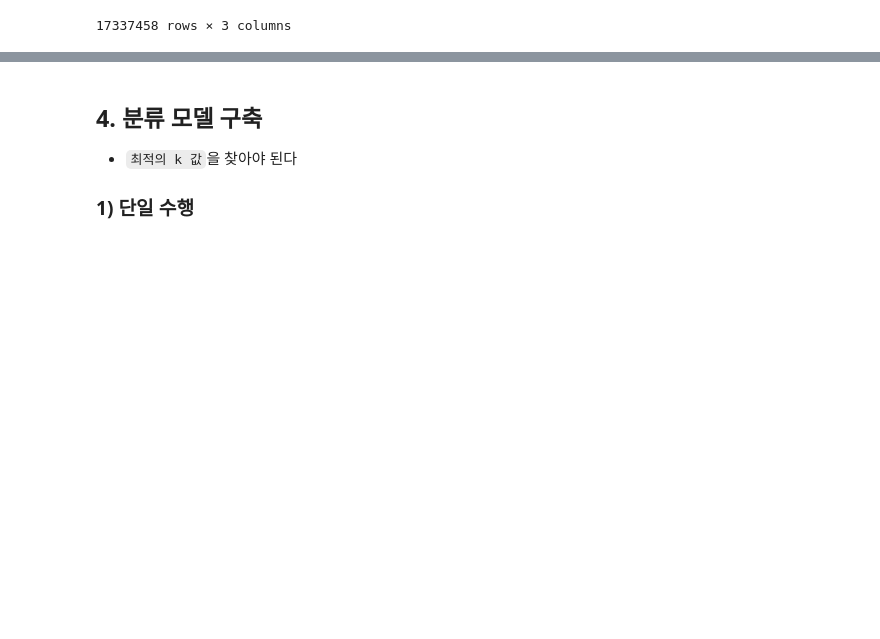
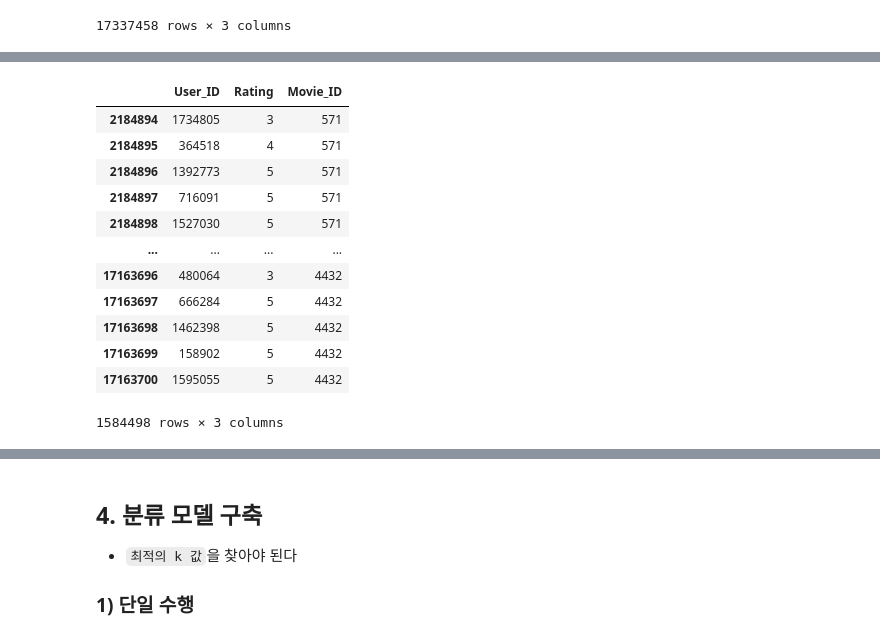
Before and after one commit to dahyoon/data_analysis, a Jupyter notebook: G_데이터마이닝/2_Sklearn/11_분류_영화추천.ipynb, the cells around one changed output, grey strips where cells are left out. Drawn from its saved outputs; the diff is of its cells as text; code cells hidden in the pictures; blank space fills up the shorter version.

```diff
--- a/G_데이터마이닝/2_Sklearn/11_분류_영화추천.ipynb
+++ b/G_데이터마이닝/2_Sklearn/11_분류_영화추천.ipynb
@@ -69 +130,18 @@ origin_rating
+# %%
+rating_df = origin_rating[origin_rating['Movie_ID'].isin(fav_movie_df.index)]
+rating_df
+# %% [output]
+|  | User_ID | Rating | Movie_ID |
+| 2184894 | 1734805 | 3 | 571 |
+| 2184895 | 364518 | 4 | 571 |
+| 2184896 | 1392773 | 5 | 571 |
+| 2184897 | 716091 | 5 | 571 |
+| 2184898 | 1527030 | 5 | 571 |
+| ... | ... | ... | ... |
+| 17163696 | 480064 | 3 | 4432 |
+| 17163697 | 666284 | 5 | 4432 |
+| 17163698 | 1462398 | 5 | 4432 |
+| 17163699 | 158902 | 5 | 4432 |
+| 17163700 | 1595055 | 5 | 4432 |
+1584498 rows × 3 columns
 # %%
```
Also changed, not shown: parts of 21 cells of this notebook, 5 other files.
